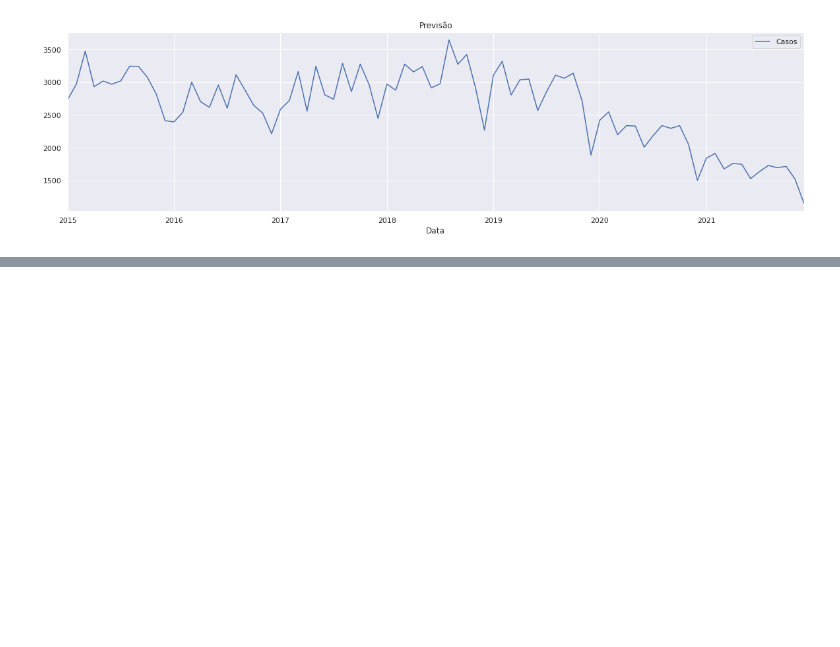
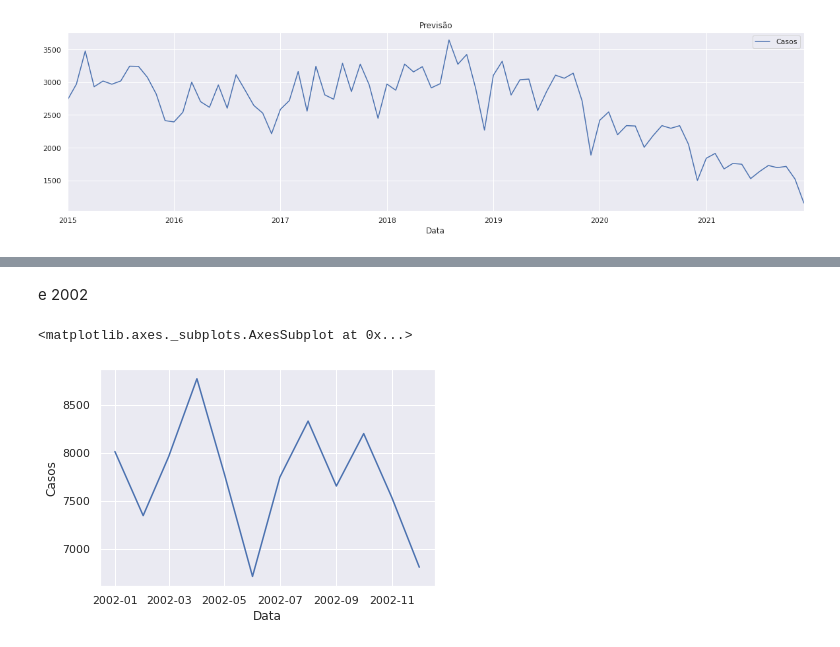
Before and after one commit to MatheusOrange211/Bootcamp-Alura, a Jupyter notebook: SERIES_TEMPORAIS.ipynb, the cells around one changed output, grey strips where cells are left out. Cells and saved outputs as stored; diff of their text form; code cells hidden in the pictures; blank space fills up the shorter version.

```diff
--- a/SERIES_TEMPORAIS.ipynb
+++ b/SERIES_TEMPORAIS.ipynb
@@ -782,0 +783,7 @@ plt.show()
+# %% [markdown]
+e 2002
+# %%
+sns.lineplot(data=dados_st[12:24],x="Data",y="Casos")
+# %% [output]
+<matplotlib.axes._subplots.AxesSubplot at 0x...>
+[figure, added]
```
Also changed, not shown: parts of 55 cells of this notebook.
